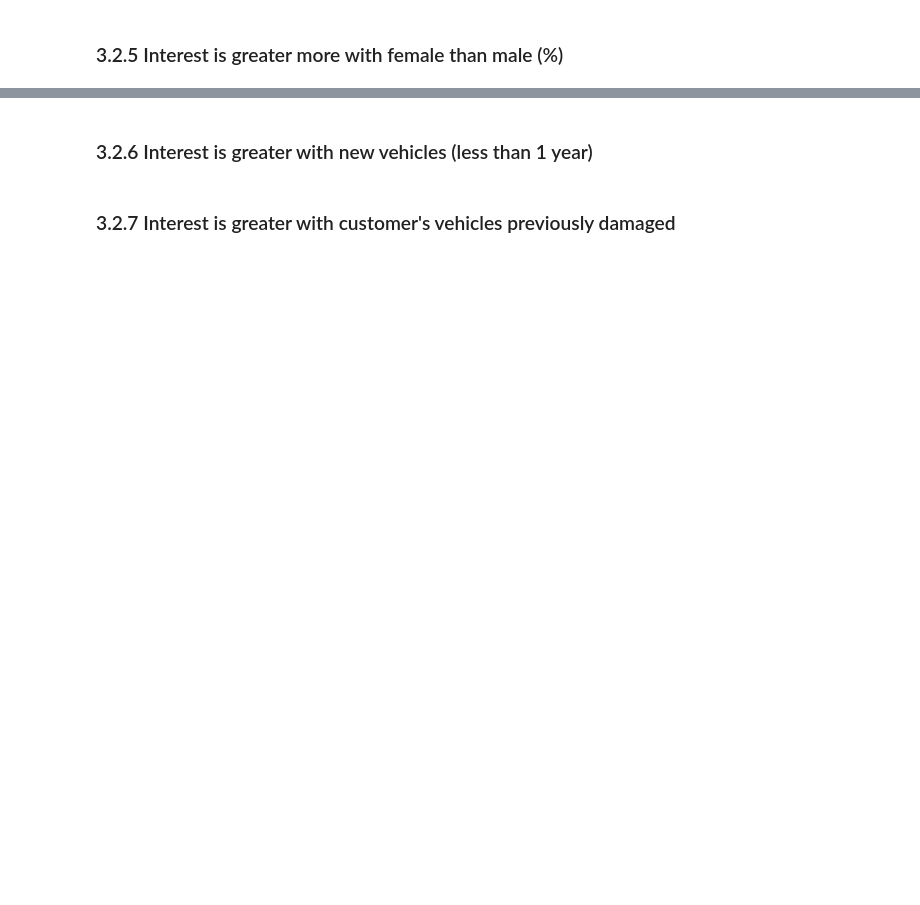
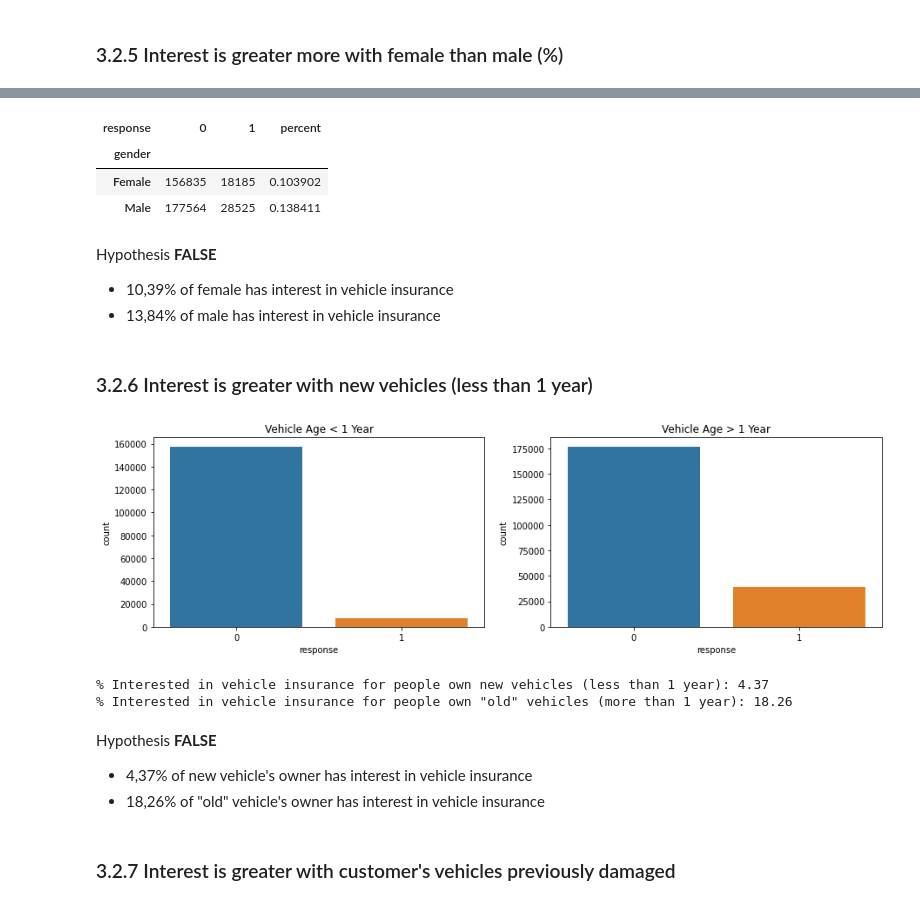
Before and after one commit to LessioGuilherme/pa004_health_insurance_cross_sell, a Jupyter notebook: pa004_health_insurance_cross_sell_sprint03.ipynb, the cells around one changed output, grey strips where cells are left out. Saved outputs shown, nothing was run; the diff lists cells and outputs as text; code cells hidden in the pictures; blank space fills up the shorter version.

```diff
--- a/pa004_health_insurance_cross_sell_sprint03.ipynb
+++ b/pa004_health_insurance_cross_sell_sprint03.ipynb
@@ -814,4 +839,36 @@ Hyphothesis **FALSE**
+# %%
+aux22=pd.crosstab(df3['gender'], df3['response'])
+aux22['percent'] = aux22[1]/(aux22[1]+aux22[0])
+aux22
+# %% [output]
+| response | 0 | 1 | percent |
+| gender |  |  |  |
+| Female | 156835 | 18185 | 0.103902 |
+| Male | 177564 | 28525 | 0.138411 |
+# %% [markdown]
+Hypothesis **FALSE**
+- 10,39% of female has interest in vehicle insurance
+- 13,84% of male has interest in vehicle insurance
 # %% [markdown]
 ### 3.2.6 Interest is greater with new vehicles (less than 1 year)
+# %%
+aux23 = df3[df3['vehicle_age']=='< 1 Year'][['id','response']]
+aux24 = df3[df3['vehicle_age']!='< 1 Year'][['id','response']]
+
+fig, axs = plt.subplots(ncols= 2, figsize = (15,4))
+sns.countplot(aux23['response'], ax=axs[0]).set_title('Vehicle Age < 1 Year')
+sns.countplot(aux24['response'], ax=axs[1]).set_title('Vehicle Age > 1 Year');
+# %% [output]
+[figure, added]
+# %%
+print('% Interested in vehicle insurance for people own new vehicles (less than 1 year): {0:.2f}'.format(100*(aux23[aux23['response']==1]['response'].count()/(aux23[aux23['response']==1]['response'].count()+aux23[aux23['response']==0]['response'].count()))))
+print('% Interested in vehicle insurance for people own "old" vehicles (more than 1 year): {0:.2f}'.format(100*(aux24[aux24['response']==1]['response'].count()/(aux24[aux24['response']==1]['response'].count()+aux24[aux24['response']==0]['response'].count()))))
+# %% [output]
+% Interested in vehicle insurance for people own new vehicles (less than 1 year): 4.37
+% Interested in vehicle insurance for people own "old" vehicles (more than 1 year): 18.26
+# %% [markdown]
+Hypothesis **FALSE**
+- 4,37% of new vehicle's owner has interest in vehicle insurance
+- 18,26% of "old" vehicle's owner has interest in vehicle insurance
 # %% [markdown]
 ### 3.2.7 Interest is greater with customer's vehicles previously damaged
```
Also changed, not shown: parts of 14 cells of this notebook.
